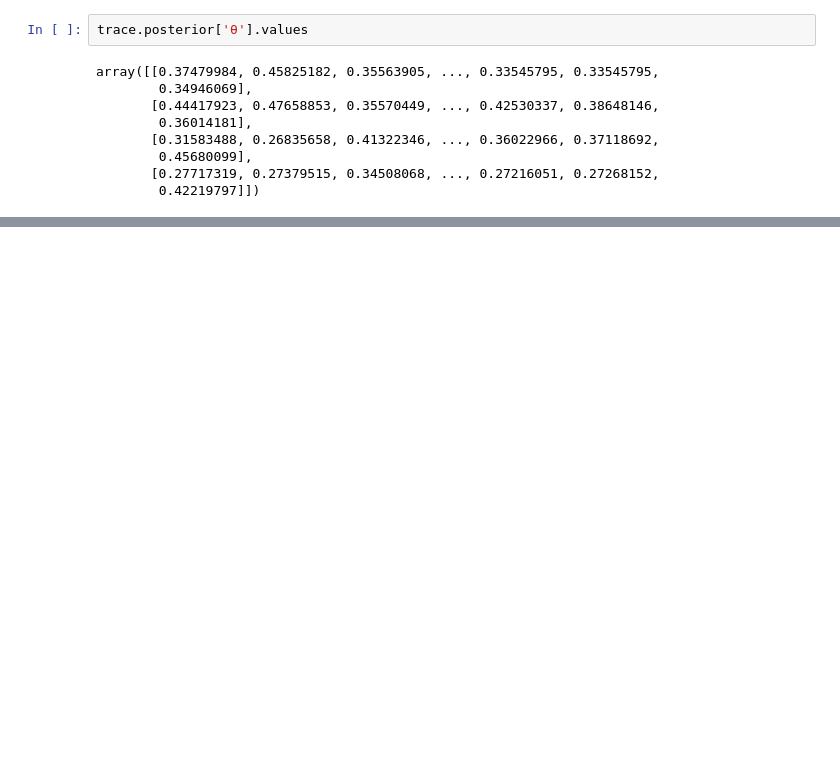
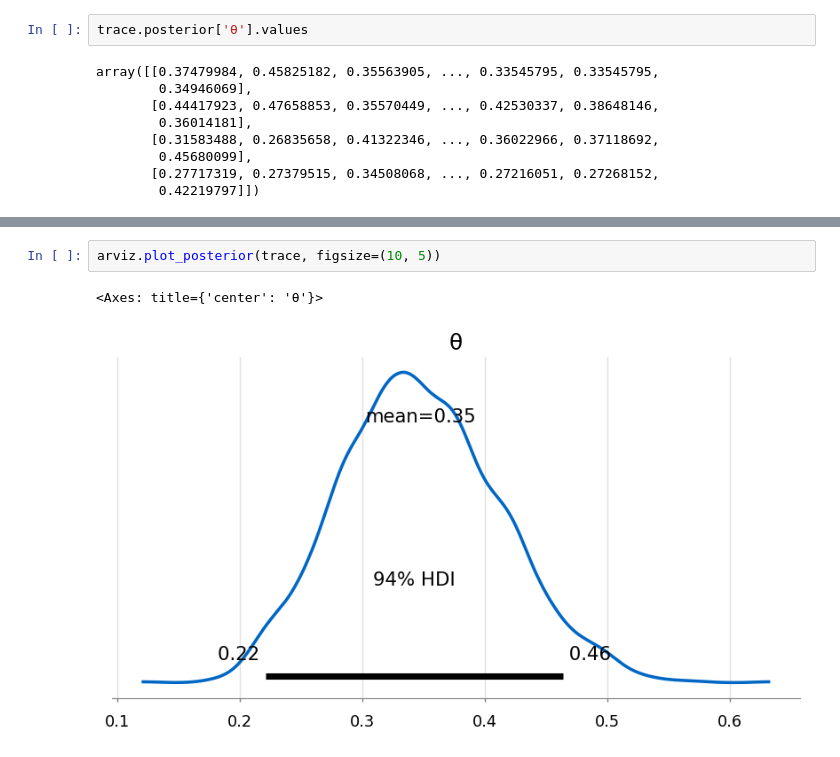
Before and after one commit to glyfish/PyMC, a Jupyter notebook: notebooks/Baysian Analysis with Python/exp_1_coin_flip.ipynb, the cells around one changed output, grey strips where cells are left out. Drawn from its saved outputs; the diff is of its cells as text; blank space fills up the shorter version.

```diff
--- a/notebooks/Baysian Analysis with Python/exp_1_coin_flip.ipynb
+++ b/notebooks/Baysian Analysis with Python/exp_1_coin_flip.ipynb
@@ -206,0 +219,5 @@ array([[0.37479984, 0.45825182, 0.35563905, ..., 0.33545795, 0.33545795,
+# %%
+arviz.plot_posterior(trace, figsize=(10, 5))
+# %% [output]
+<Axes: title={'center': 'θ'}>
+[figure, added]
```
Also changed, not shown: parts of 6 cells of this notebook.
